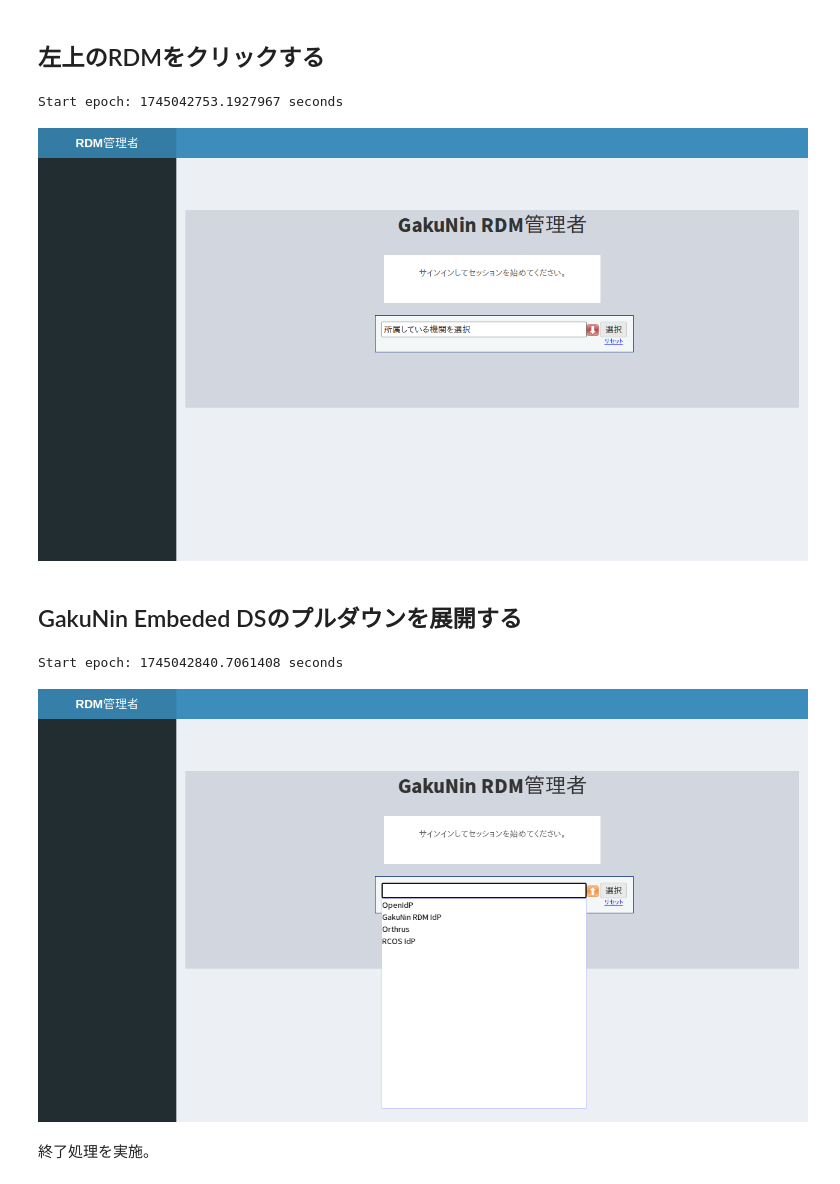
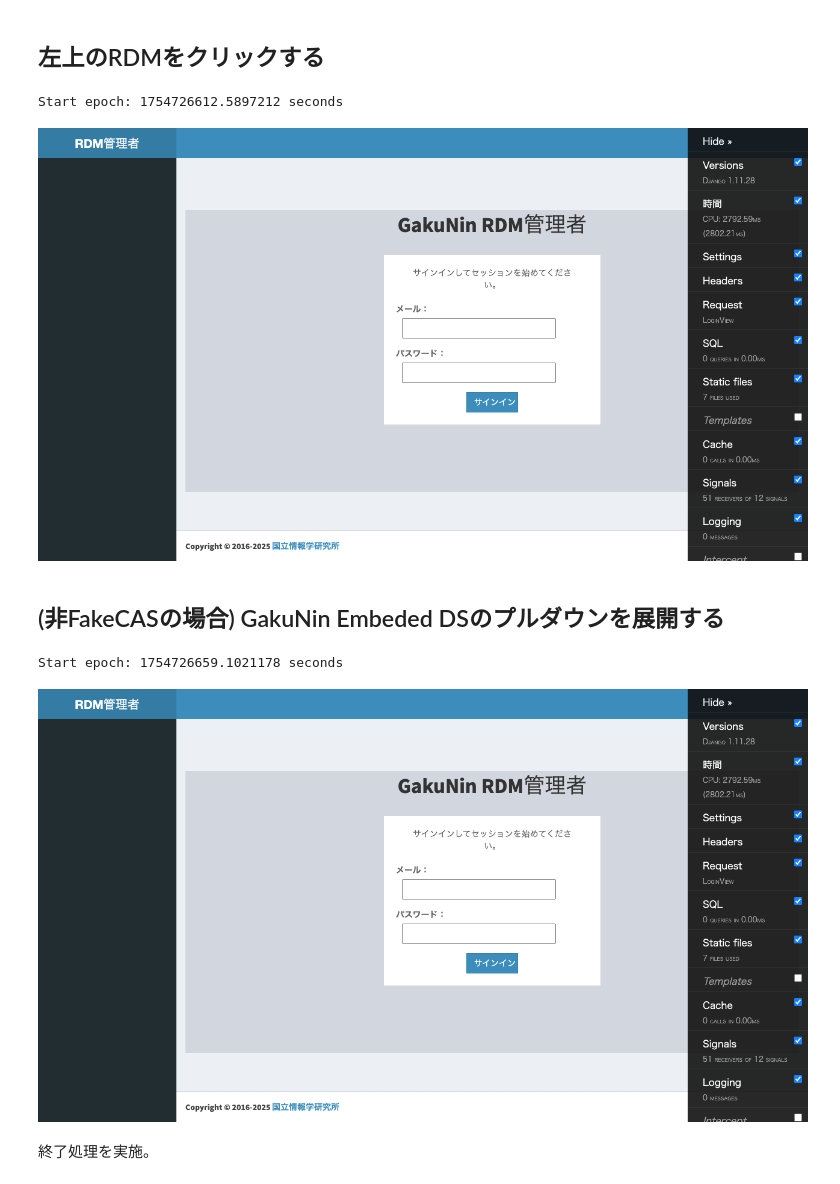
Before and after one commit to yacchin1205/RDM2-e2e-test-nb, a Jupyter notebook: テスト手順-管理者機能-未ログイン.ipynb, the cells around one changed output. Cells and saved outputs as stored; diff of their text form; code cells hidden in the pictures.

```diff
--- a/テスト手順-管理者機能-未ログイン.ipynb
+++ b/テスト手順-管理者機能-未ログイン.ipynb
@@ -1,8 +1,8 @@
 # %%
 from getpass import getpass
 
-admin_rdm_url = 'https://admin.staging.rdm.example.com/'
-idp_name_1 = 'GakuNin RDM IdP'
+admin_rdm_url = 'http://localhost:8001/'
+idp_name_1 = 'FakeCAS'
 default_result_path = None
 close_on_fail = False
 # %% [markdown]
@@ -69,20 +70,22 @@ async def _step(page):
 
 await run_pw(_step)
 # %% [output]
-Start epoch: 1745042753.1927967 seconds
+Start epoch: 1754726612.5897212 seconds
-[figure, old version]
+[figure, new version]
 # %% [markdown]
-## GakuNin Embeded DSのプルダウンを展開する
+## (非FakeCASの場合) GakuNin Embeded DSのプルダウンを展開する
 # %%
 async def _step(page):
+    if idp_name_1 == 'FakeCAS':
+        return
     await page.locator('#dropdown_img').click()
 
     await asyncio.sleep(1)
 
 await run_pw(_step)
 # %% [output]
-Start epoch: 1745042840.7061408 seconds
+Start epoch: 1754726659.1021178 seconds
-[figure, old version]
+[figure, new version]
 # %% [markdown]
 終了処理を実施。
 # %%
```
Also changed, not shown: parts of 3 cells of this notebook, 10 other files.
